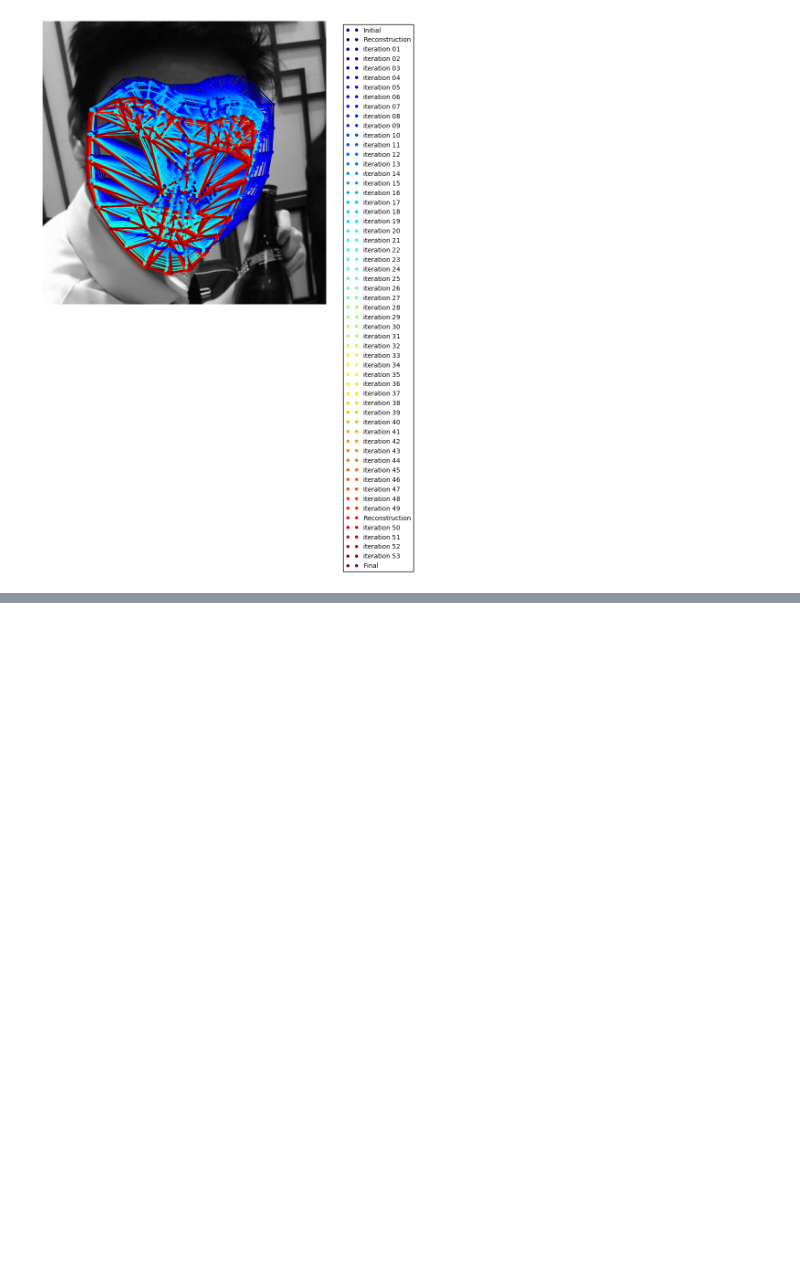
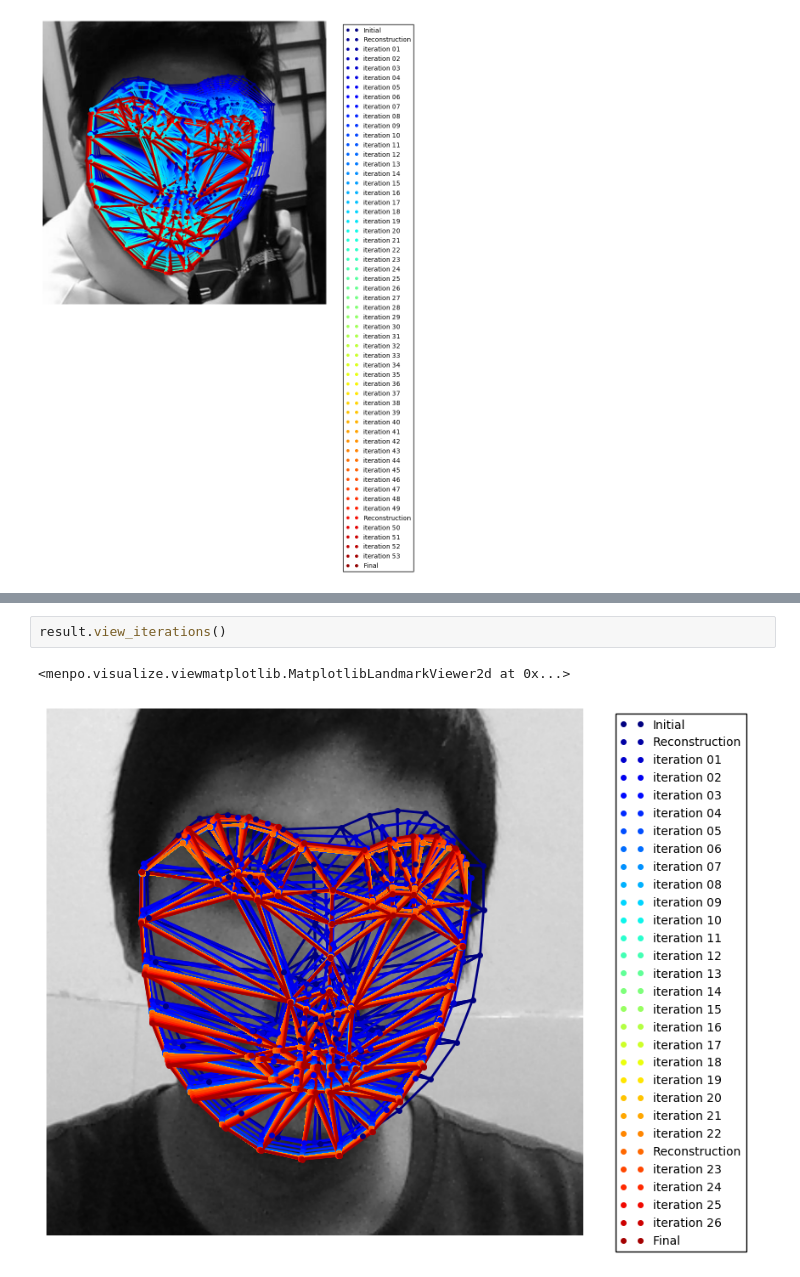
Before and after one commit to LeeKien95/GR, a Jupyter notebook: AAM.ipynb, the cells around one changed output, grey strips where cells are left out. Drawn from its saved outputs; the diff is of its cells as text; blank space fills up the shorter version.

```diff
--- a/AAM.ipynb
+++ b/AAM.ipynb
@@ -248,0 +294,5 @@ print(dir(frame.data))
+# %%
+result.view_iterations()
+# %% [output]
+<menpo.visualize.viewmatplotlib.MatplotlibLandmarkViewer2d at 0x...>
+[figure, added]
```
Also changed, not shown: parts of 3 cells of this notebook, 3 other files.
